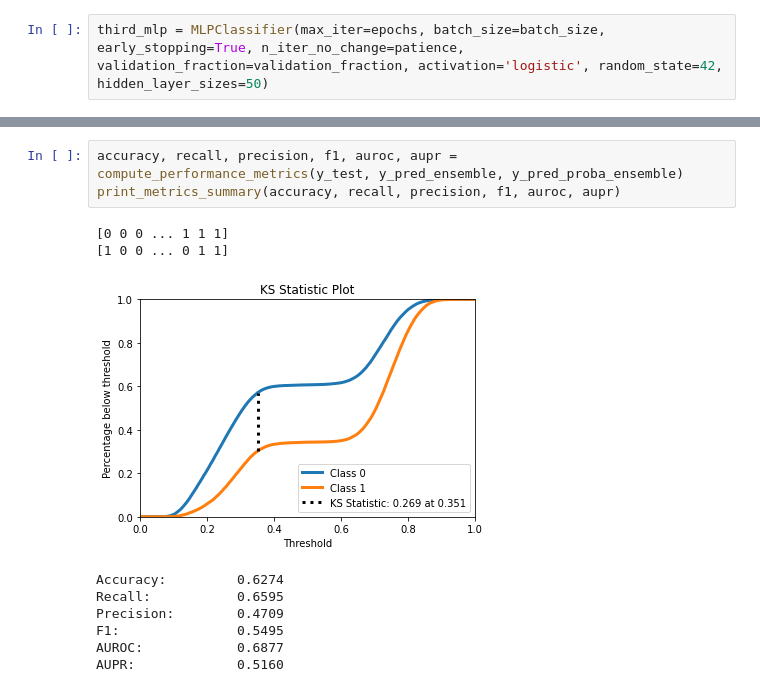
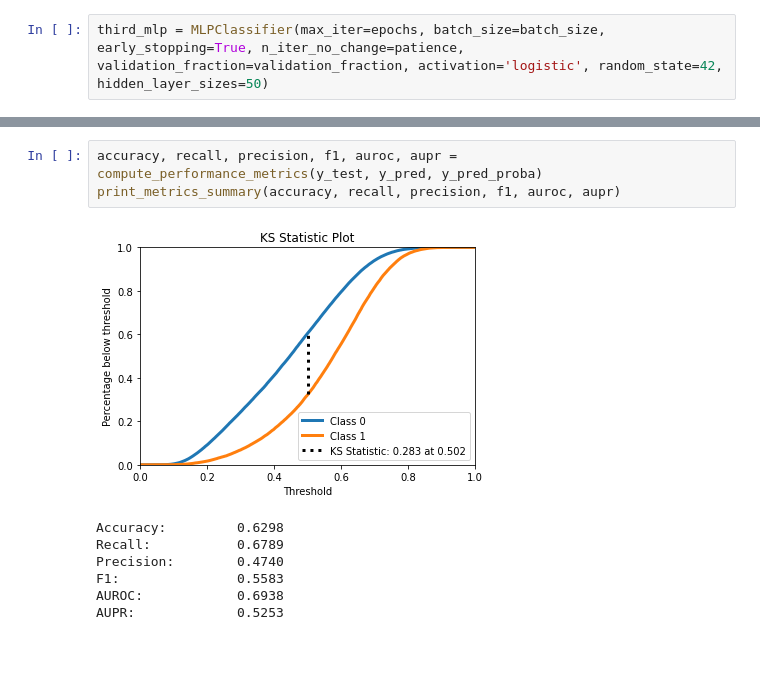
Before and after one commit to rafaelmotaalves/neural-networks, a Jupyter notebook: trn/ensambles.ipynb, the cells around one changed output, grey strips where cells are left out. Cells and saved outputs as stored; diff of their text form; blank space fills up the shorter version.

```diff
--- a/trn/ensambles.ipynb
+++ b/trn/ensambles.ipynb
@@ -99,13 +72,11 @@ plt.show()
 # %%
-accuracy, recall, precision, f1, auroc, aupr = compute_performance_metrics(y_test, y_pred_ensemble, y_pred_proba_ensemble)
+accuracy, recall, precision, f1, auroc, aupr = compute_performance_metrics(y_test, y_pred, y_pred_proba)
 print_metrics_summary(accuracy, recall, precision, f1, auroc, aupr)
 # %% [output]
+[figure, new version]
-[0 0 0 ... 1 1 1]
-[1 0 0 ... 0 1 1]
+Accuracy:         0.6298
+Recall:           0.6789
+Precision:        0.4740
+F1:               0.5583
+AUROC:            0.6938
+AUPR:             0.5253
-[figure, old version]
-Accuracy:         0.6274
-Recall:           0.6595
-Precision:        0.4709
-F1:               0.5495
-AUROC:            0.6877
-AUPR:             0.5160
```
Also changed, not shown: parts of 14 cells of this notebook.
